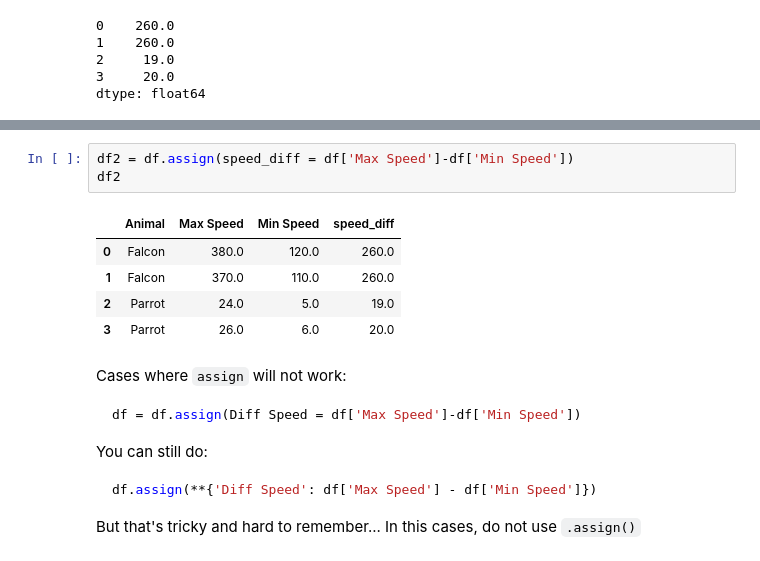
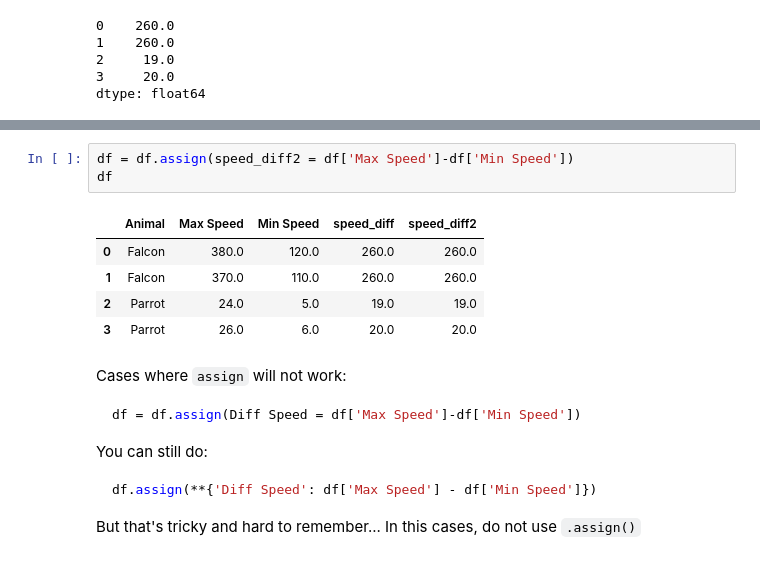
Before and after one commit to sedv8808/UBC_EL_PPDS, a Jupyter notebook: Module2class.ipynb, the cells around one changed output, grey strips where cells are left out. Drawn from its saved outputs; the diff is of its cells as text.

```diff
--- a/Module2class.ipynb
+++ b/Module2class.ipynb
@@ -273,12 +359,12 @@ dtype: float64
 # %%
-df2 = df.assign(speed_diff = df['Max Speed']-df['Min Speed'])
-df2
+df = df.assign(speed_diff2 = df['Max Speed']-df['Min Speed'])
+df
 # %% [output]
-|  | Animal | Max Speed | Min Speed | speed_diff |
-| 0 | Falcon | 380.0 | 120.0 | 260.0 |
-| 1 | Falcon | 370.0 | 110.0 | 260.0 |
-| 2 | Parrot | 24.0 | 5.0 | 19.0 |
-| 3 | Parrot | 26.0 | 6.0 | 20.0 |
+|  | Animal | Max Speed | Min Speed | speed_diff | speed_diff2 |
+| 0 | Falcon | 380.0 | 120.0 | 260.0 | 260.0 |
+| 1 | Falcon | 370.0 | 110.0 | 260.0 | 260.0 |
+| 2 | Parrot | 24.0 | 5.0 | 19.0 | 19.0 |
+| 3 | Parrot | 26.0 | 6.0 | 20.0 | 20.0 |
 # %% [markdown]
 Cases where `assign` will not work:
 
```
Also changed, not shown: parts of 78 cells of this notebook.
